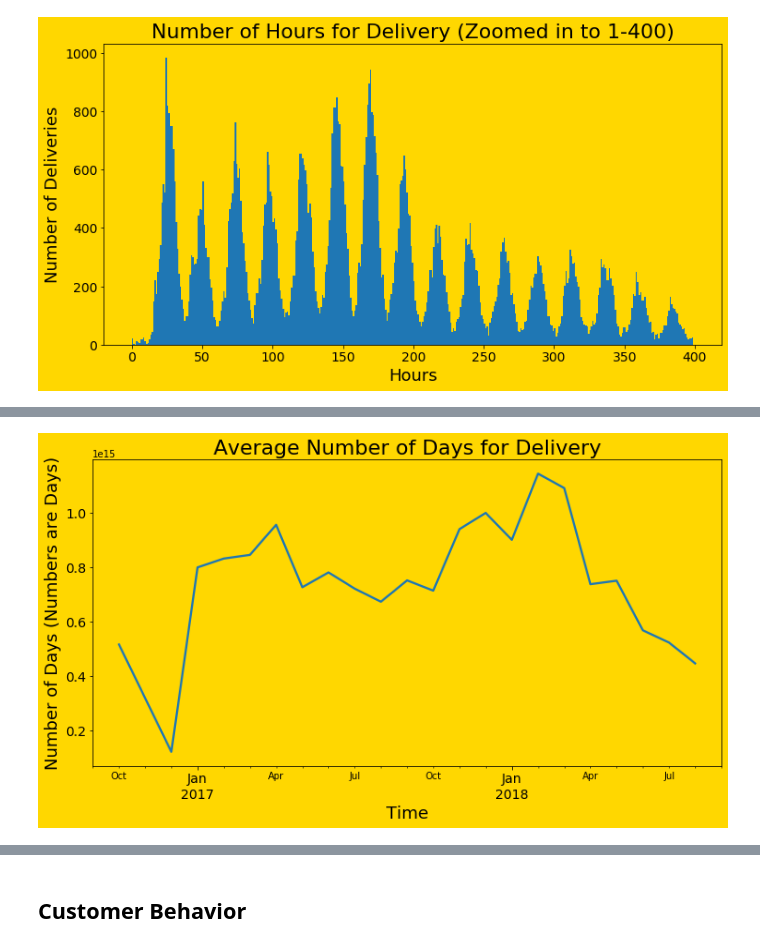
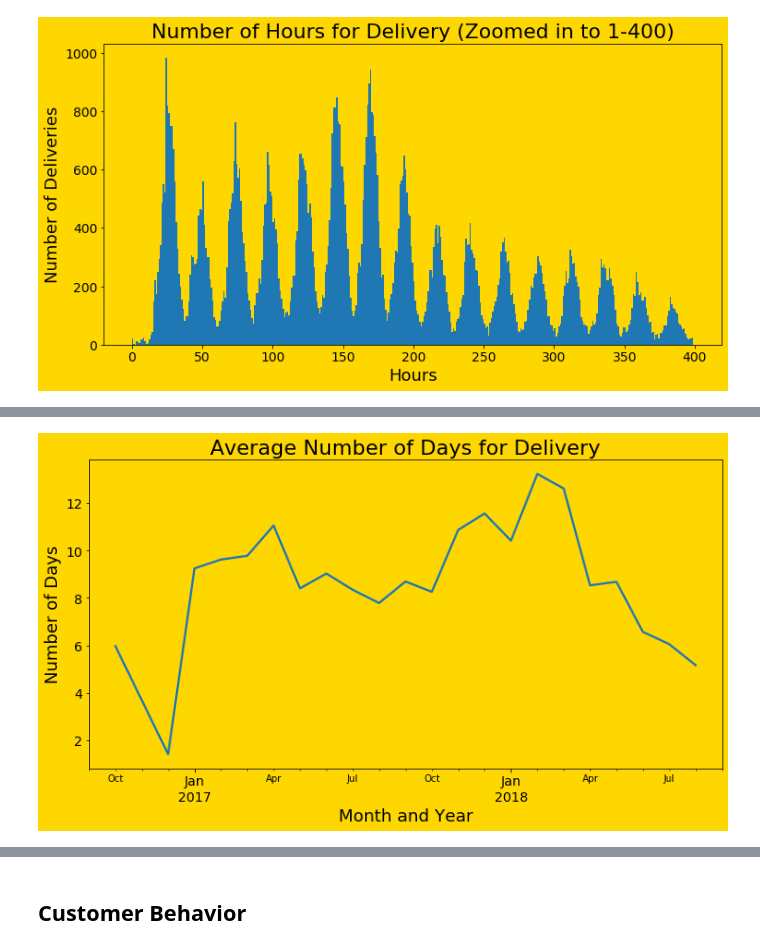
Before and after one commit to RossReisman/Data-Analyst-Portfolio, a Jupyter notebook: Python/brazil/visualizations.ipynb, the cells around one changed output, grey strips where cells are left out. Drawn from its saved outputs; the diff is of its cells as text; code cells hidden in the pictures.

```diff
--- a/Python/brazil/visualizations.ipynb
+++ b/Python/brazil/visualizations.ipynb
@@ -140,0 +163,11 @@ plt.show()
+# %%
+plt.rcParams.update({'axes.facecolor':'gold'})
+plt.figure(figsize=(12,6), facecolor='gold')
+avg_days_by_state.plot(kind='bar')
+plt.xlabel('Month and Year', fontsize=18)
+plt.ylabel('Revenue', fontsize=18)
+plt.xticks(fontsize=14, rotation=0)
+plt.yticks(fontsize=14)
+plt.title('Total Revenue', fontsize=22)
+plt.tight_layout()
+plt.show()
@@ -228,5 +259,5 @@ plt.show()
 # %% [output]
 [figure]
 # %%
-deliv_duration_time_avg = master_df.groupby(['order_month_year'])['delivery_duration'].mean()
+avg_deliv_days = master_df.groupby(['order_month_year'])['delivery_days'].mean()
 # %%
@@ -252,12 +283,12 @@ Freq: M, Name: delivery_duration, dtype: timedelta64[ns]
 # %%
 plt.rcParams.update({'axes.facecolor':'gold'})
 plt.figure(figsize=(12,6), facecolor='gold')
-deliv_duration_time_avg.plot(kind='line', linewidth=2.3)
-plt.xlabel('Time', fontsize=18)
-plt.ylabel('Number of Days (Numbers are Days)', fontsize=18)
+avg_deliv_days.plot(kind='line', linewidth=2.3)
+plt.xlabel('Month and Year', fontsize=18)
+plt.ylabel('Number of Days', fontsize=18)
 plt.xticks(fontsize=14)
 plt.yticks(fontsize=14)
 plt.title('Average Number of Days for Delivery', fontsize=22)
 plt.show()
 # %% [output]
-[figure, old version]
+[figure, new version]
```
Also changed, not shown: parts of 10 cells of this notebook.
